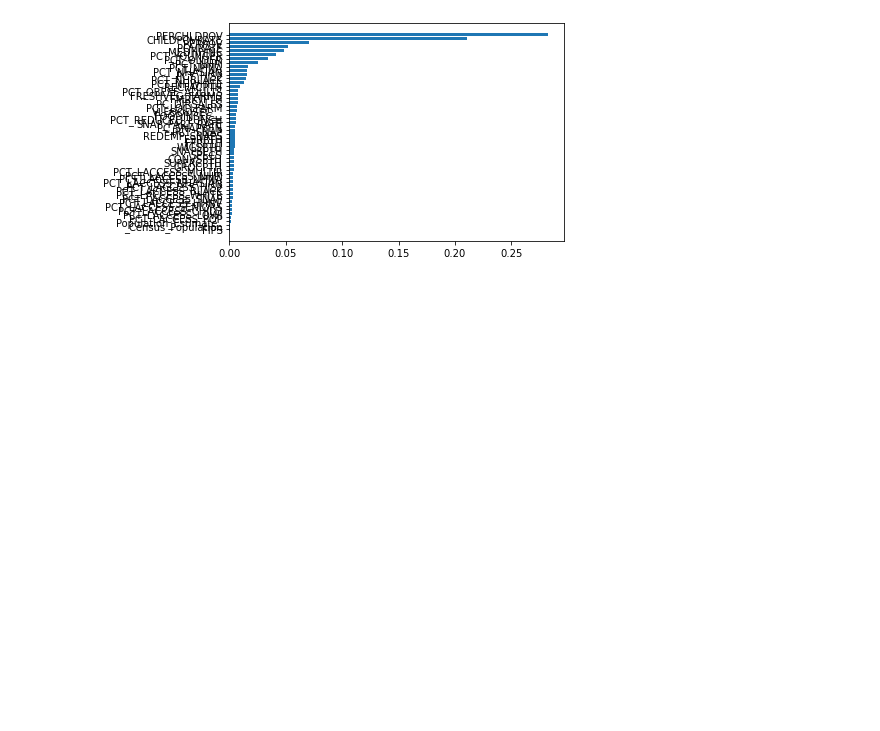
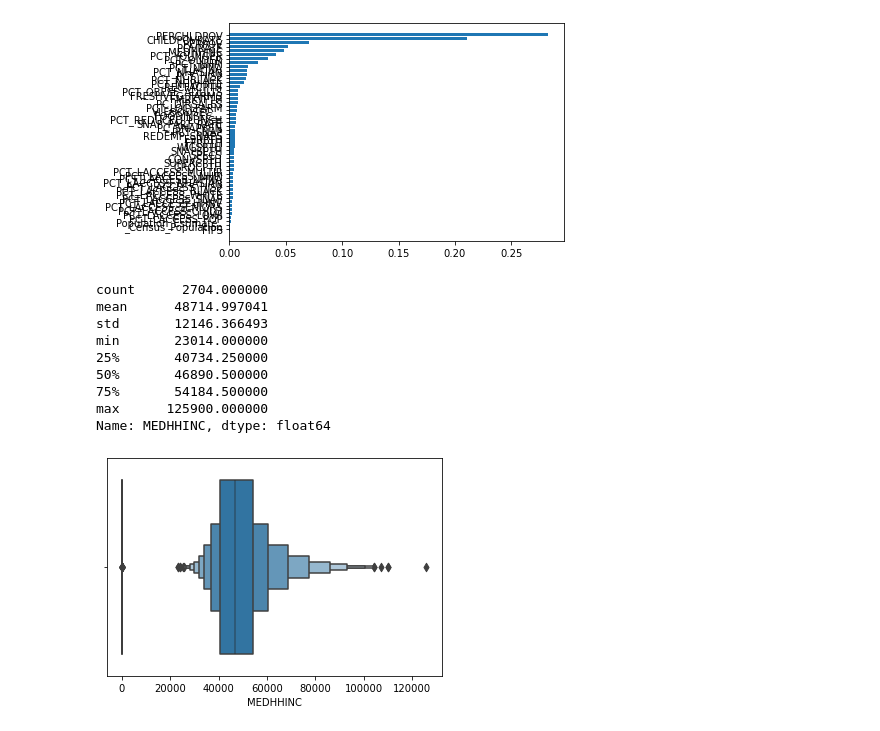
Before and after one commit to TMWRose/Group-1---Food-Deserts-How-They-Affect-Community-Health, a Jupyter notebook: Ne_Justin.ipynb, the cells around one changed output. Drawn from its saved outputs; the diff is of its cells as text; code cells hidden in the pictures; blank space fills up the shorter version.

```diff
--- a/Ne_Justin.ipynb
+++ b/Ne_Justin.ipynb
@@ -525,3 +525,28 @@ plt.barh(X_train.columns, rfr.feature_importances_[sorted_ind])
 # %% [output]
 <BarContainer object of 50 artists>
 [figure]
+# %%
+#### OUTLIER DETECTION
+
+import seaborn as sns
+
+sns.boxplot(new_df['PCT_DIABETES_ADULTS'])
+
+sns.boxplot(new_df['PCT_OBESE_ADULTS'])
+
+sns.boxenplot(new_df['CHILDPOVRATE'])
+
+sns.boxenplot(new_df['MEDHHINC'])
+
+new_df['MEDHHINC'].describe()
+# %% [output]
+count      2704.000000
+mean      48714.997041
+std       12146.366493
+min       23014.000000
+25%       40734.250000
+50%       46890.500000
+75%       54184.500000
+max      125900.000000
+Name: MEDHHINC, dtype: float64
+[figure, added]
```
Also changed, not shown: 4 other files.
